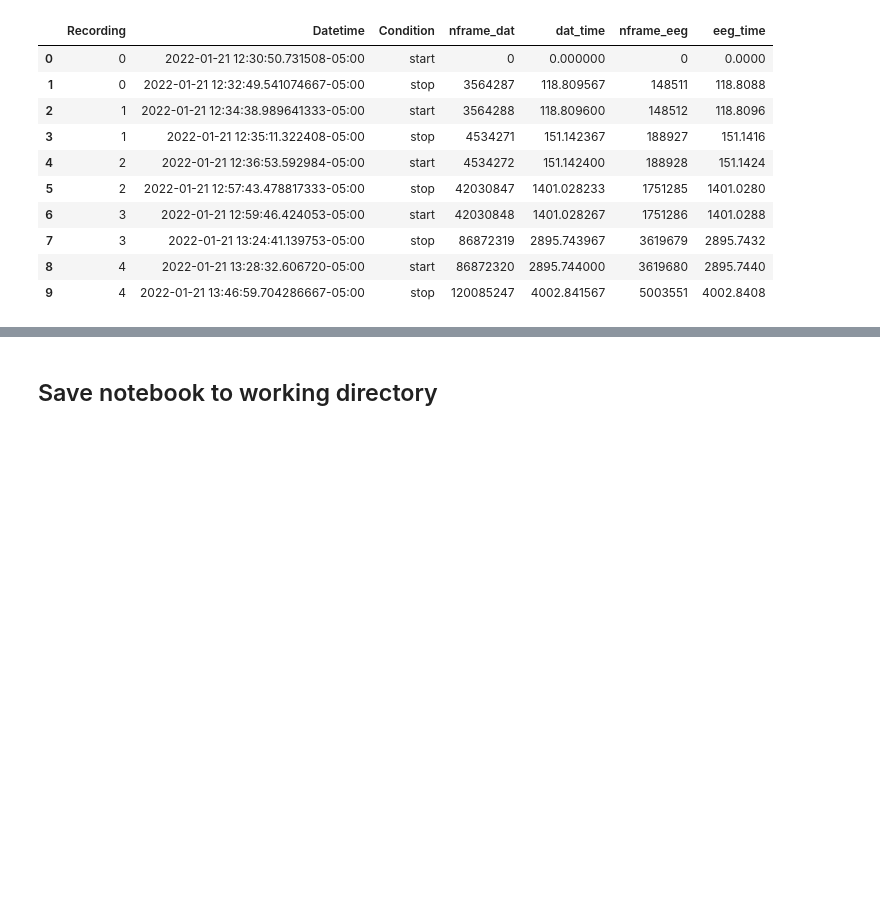
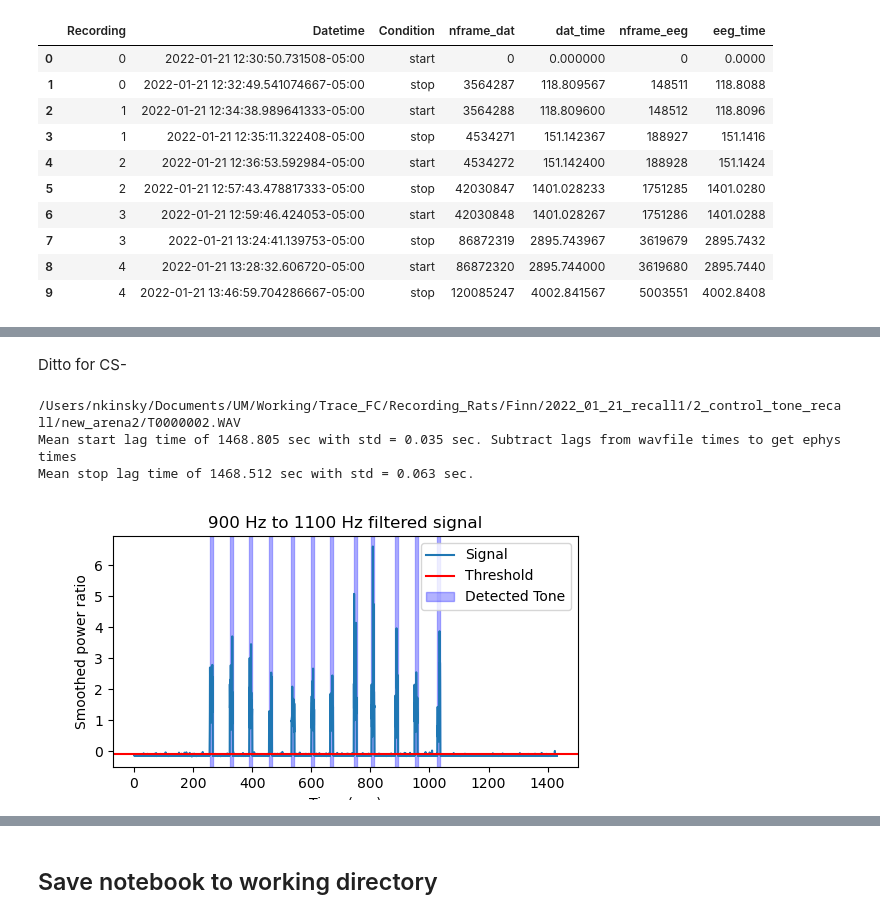
Before and after one commit to nkinsky/TraceFC, a Jupyter notebook: Notebooks/Sync_USV_and_Ephys.ipynb, the cells around one changed output, grey strips where cells are left out. Saved outputs shown, nothing was run; the diff lists cells and outputs as text; code cells hidden in the pictures; blank space fills up the shorter version.

```diff
--- a/Notebooks/Sync_USV_and_Ephys.ipynb
+++ b/Notebooks/Sync_USV_and_Ephys.ipynb
@@ -297,0 +280,20 @@ ax[5].set_title('CS+ at end of control tone recall session')
+# %% [markdown]
+Ditto for CS-
+# %%
+# Detect CS- in audio recording.
+control_tone_recall_wav = sorted((sess.basepath / "2_control_tone_recall").glob("**/*.WAV"))[0]
+print(control_tone_recall_wav)
+
+# Get CS+ times and plot to check
+csn_usv_epochs = detect_tone(tone_recall_wav, freq_lims=(900, 1100), thresh=-0.1, tone_length=10, tone_label="CS-", plot_check=True)
+
+# Check that lags are consistent
+csn_start_lags = csn_starts_combined - csn_usv_epochs.starts
+print(f"Mean start lag time of {np.mean(csn_start_lags):0.3F} sec with std = {np.std(csn_start_lags):0.3F} sec. Subtract lags from wavfile times to get ephys times")
+csn_stop_lags = csn_stops_combined - csn_usv_epochs.stops
+print(f"Mean stop lag time of {np.mean(csn_stop_lags):0.3F} sec with std = {np.std(csn_stop_lags):0.3F} sec.")
+# %% [output]
+/Users/nkinsky/Documents/UM/Working/Trace_FC/Recording_Rats/Finn/2022_01_21_recall1/2_control_tone_recall/new_arena2/T0000002.WAV
+Mean start lag time of 1468.805 sec with std = 0.035 sec. Subtract lags from wavfile times to get ephys times
+Mean stop lag time of 1468.512 sec with std = 0.063 sec.
+[figure, added]
```
Also changed, not shown: parts of 13 cells of this notebook.
